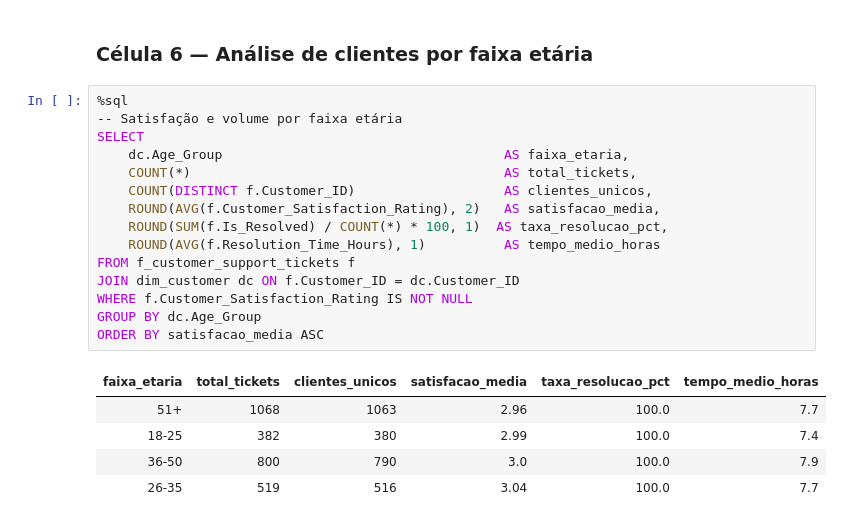
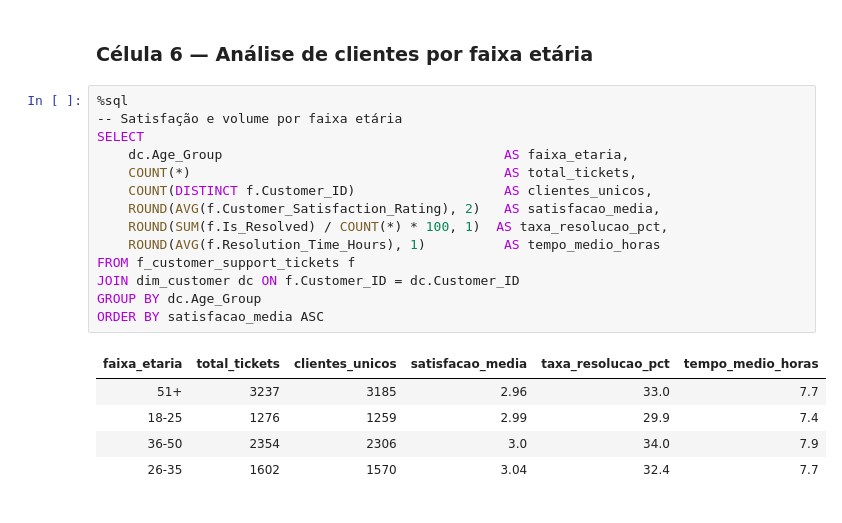
Before and after one commit to GiseleCp/customer-support-bi-databricks, a Jupyter notebook: notebooks/07_sql_queries.ipynb, the cells around one changed output. Saved outputs shown, nothing was run; the diff lists cells and outputs as text.

```diff
--- a/notebooks/07_sql_queries.ipynb
+++ b/notebooks/07_sql_queries.ipynb
@@ -204,21 +234,20 @@ ORDER BY dc.Ano, f.Purchase_Month
 # %%
 %sql
 -- Satisfação e volume por faixa etária
 SELECT
     dc.Age_Group                                    AS faixa_etaria,
     COUNT(*)                                        AS total_tickets,
     COUNT(DISTINCT f.Customer_ID)                   AS clientes_unicos,
     ROUND(AVG(f.Customer_Satisfaction_Rating), 2)   AS satisfacao_media,
     ROUND(SUM(f.Is_Resolved) / COUNT(*) * 100, 1)  AS taxa_resolucao_pct,
     ROUND(AVG(f.Resolution_Time_Hours), 1)          AS tempo_medio_horas
 FROM f_customer_support_tickets f
 JOIN dim_customer dc ON f.Customer_ID = dc.Customer_ID
-WHERE f.Customer_Satisfaction_Rating IS NOT NULL
 GROUP BY dc.Age_Group
 ORDER BY satisfacao_media ASC
 # %% [output]
 | faixa_etaria | total_tickets | clientes_unicos | satisfacao_media | taxa_resolucao_pct | tempo_medio_horas |
-| 51+ | 1068 | 1063 | 2.96 | 100.0 | 7.7 |
-| 18-25 | 382 | 380 | 2.99 | 100.0 | 7.4 |
-| 36-50 | 800 | 790 | 3.0 | 100.0 | 7.9 |
-| 26-35 | 519 | 516 | 3.04 | 100.0 | 7.7 |
+| 51+ | 3237 | 3185 | 2.96 | 33.0 | 7.7 |
+| 18-25 | 1276 | 1259 | 2.99 | 29.9 | 7.4 |
+| 36-50 | 2354 | 2306 | 3.0 | 34.0 | 7.9 |
+| 26-35 | 1602 | 1570 | 3.04 | 32.4 | 7.7 |
```
Also changed, not shown: parts of 8 cells of this notebook.
